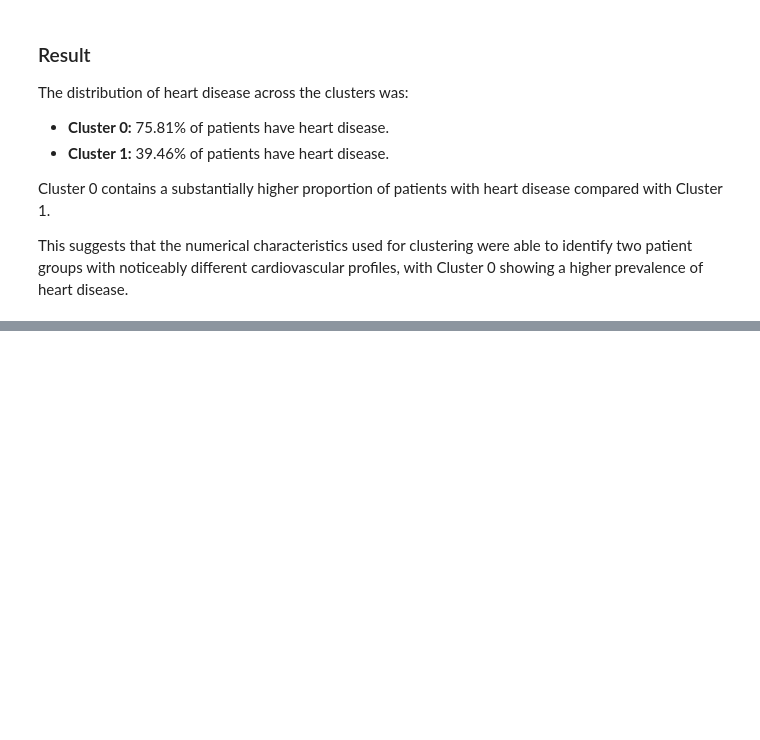
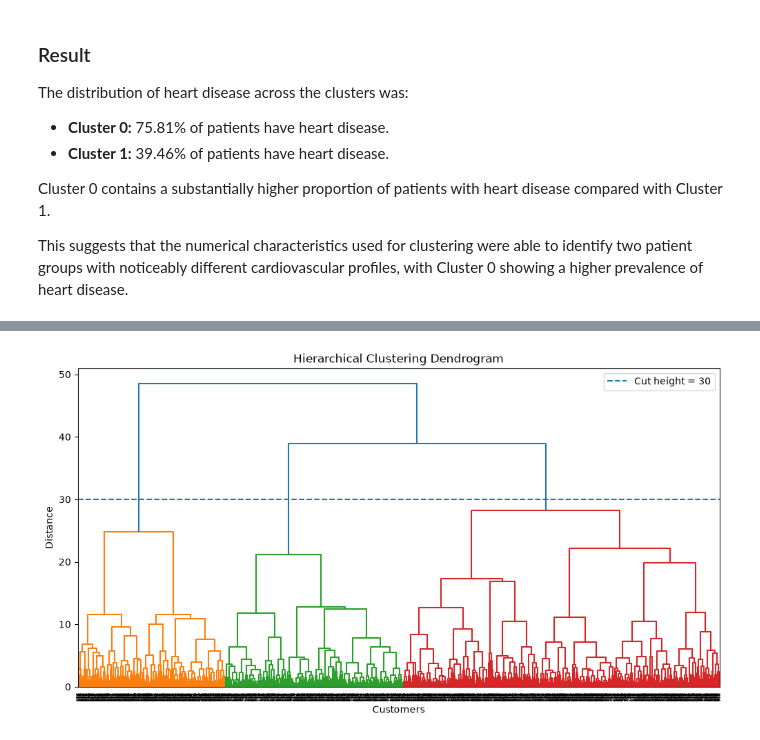
Before and after one commit to ghayda577/AI-ML-Training, a Jupyter notebook: Projects/First-Full-Project/notebooks/project.ipynb, the cells around one changed output, grey strips where cells are left out. Drawn from its saved outputs; the diff is of its cells as text; code cells hidden in the pictures; blank space fills up the shorter version.

```diff
--- a/Projects/First-Full-Project/notebooks/project.ipynb
+++ b/Projects/First-Full-Project/notebooks/project.ipynb
@@ -2018,0 +2178,19 @@ This suggests that the numerical characteristics used for clustering were able t
+# %%
+plt.figure(figsize=(12, 6))
+
+dendrogram(Z)
+
+plt.axhline(
+    y=30,
+    linestyle="--",
+    label="Cut height = 30"
+)
+
+plt.title("Hierarchical Clustering Dendrogram")
+plt.xlabel("Customers")
+plt.ylabel("Distance")
+plt.legend()
+
+plt.show()
+# %% [output]
+[figure, added]
```
Also changed, not shown: parts of 25 cells of this notebook.
